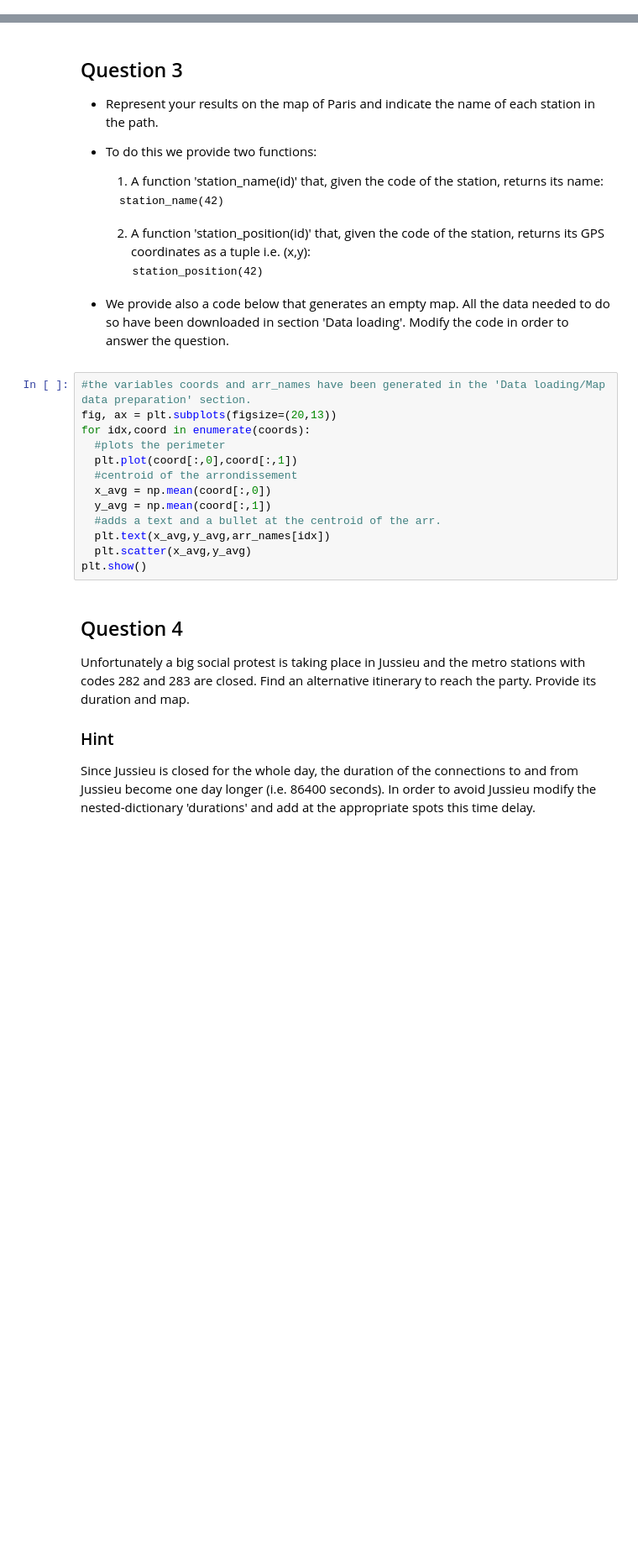
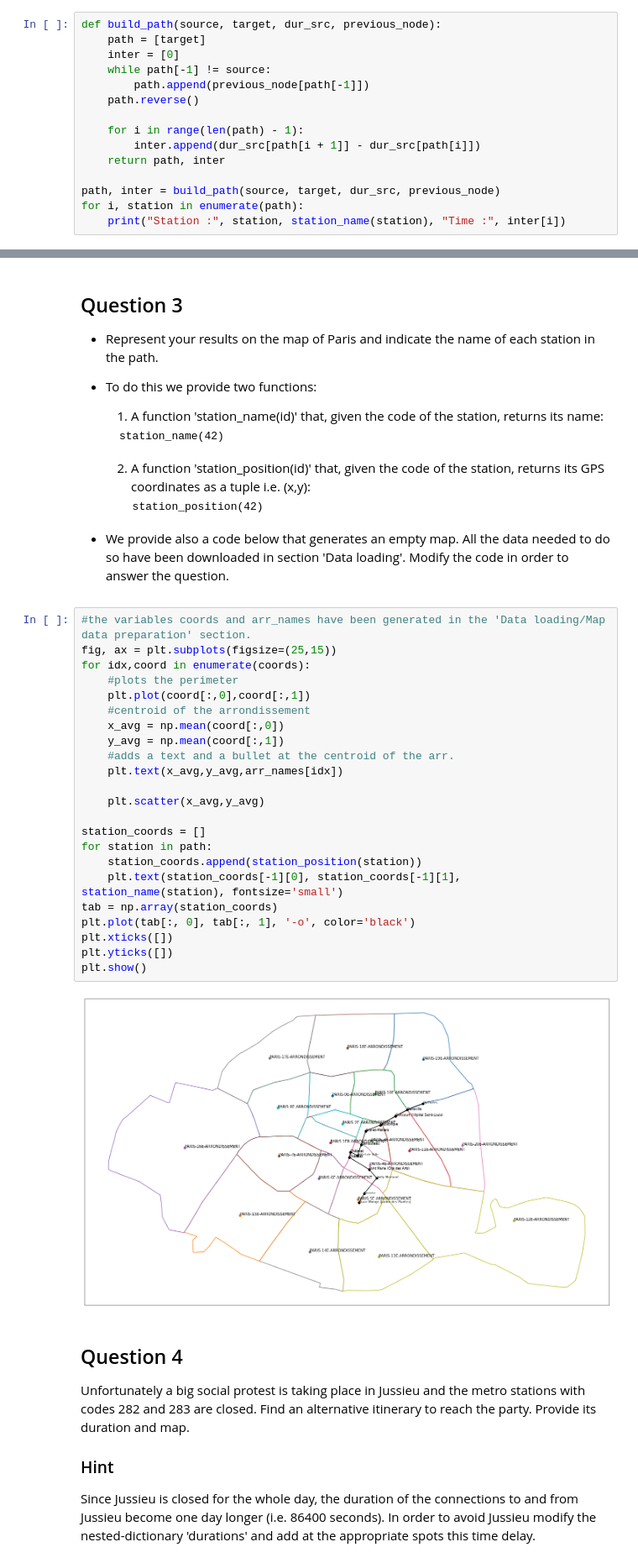
Before and after one commit to LudovicBrvdy/CoDaDri, a Jupyter notebook: HW2/HW2.ipynb, the cells around one changed output, grey strips where cells are left out. Shown at 84% size. Cells and saved outputs as stored; diff of their text form; blank space fills up the shorter version.

````diff
--- a/HW2/HW2.ipynb
+++ b/HW2/HW2.ipynb
@@ -141,3 +160,18 @@ Station: yyyy Time: zzzz
 (omissis)
 Station: 146 Time: xxxx
 ```
+# %%
+def build_path(source, target, dur_src, previous_node):
+    path = [target]
+    inter = [0]
+    while path[-1] != source:
+        path.append(previous_node[path[-1]])
+    path.reverse()
+
+    for i in range(len(path) - 1):
+        inter.append(dur_src[path[i + 1]] - dur_src[path[i]])
+    return path, inter
+
+path, inter = build_path(source, target, dur_src, previous_node)
+for i, station in enumerate(path):
+    print("Station :", station, station_name(station), "Time :", inter[i])
@@ -157,17 +205,29 @@ Station: 146 Time: xxxx
 * We provide also a code below that generates an empty map. All the data needed to do so have been downloaded in section 'Data loading'. Modify the code in order to answer the question.
 # %%
 #the variables coords and arr_names have been generated in the 'Data loading/Map data preparation' section.
-fig, ax = plt.subplots(figsize=(20,13))
+fig, ax = plt.subplots(figsize=(25,15))
 for idx,coord in enumerate(coords):
-  #plots the perimeter
-  plt.plot(coord[:,0],coord[:,1])
-  #centroid of the arrondissement
-  x_avg = np.mean(coord[:,0])
-  y_avg = np.mean(coord[:,1])
-  #adds a text and a bullet at the centroid of the arr.
-  plt.text(x_avg,y_avg,arr_names[idx])
-  plt.scatter(x_avg,y_avg)
+    #plots the perimeter
+    plt.plot(coord[:,0],coord[:,1])
+    #centroid of the arrondissement
+    x_avg = np.mean(coord[:,0])
+    y_avg = np.mean(coord[:,1])
+    #adds a text and a bullet at the centroid of the arr.
+    plt.text(x_avg,y_avg,arr_names[idx])
+
+    plt.scatter(x_avg,y_avg)
+
+station_coords = []
+for station in path:
+    station_coords.append(station_position(station))
+    plt.text(station_coords[-1][0], station_coords[-1][1], station_name(station), fontsize='small')
+tab = np.array(station_coords)
+plt.plot(tab[:, 0], tab[:, 1], '-o', color='black')
+plt.xticks([])
+plt.yticks([])
 plt.show()
+# %% [output]
+[figure, added]
 # %% [markdown]
 ## Question 4
 
````
Also changed, not shown: parts of 14 cells of this notebook, 1 other file.
